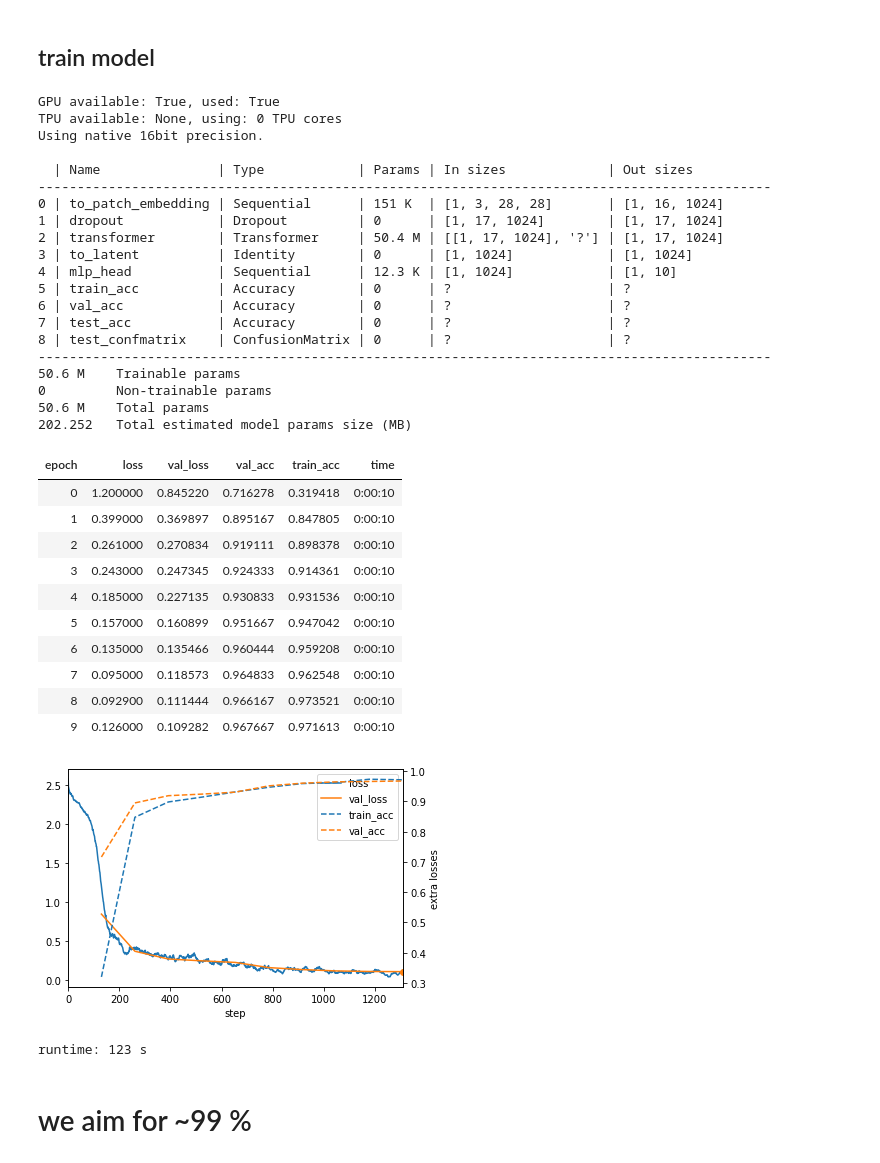
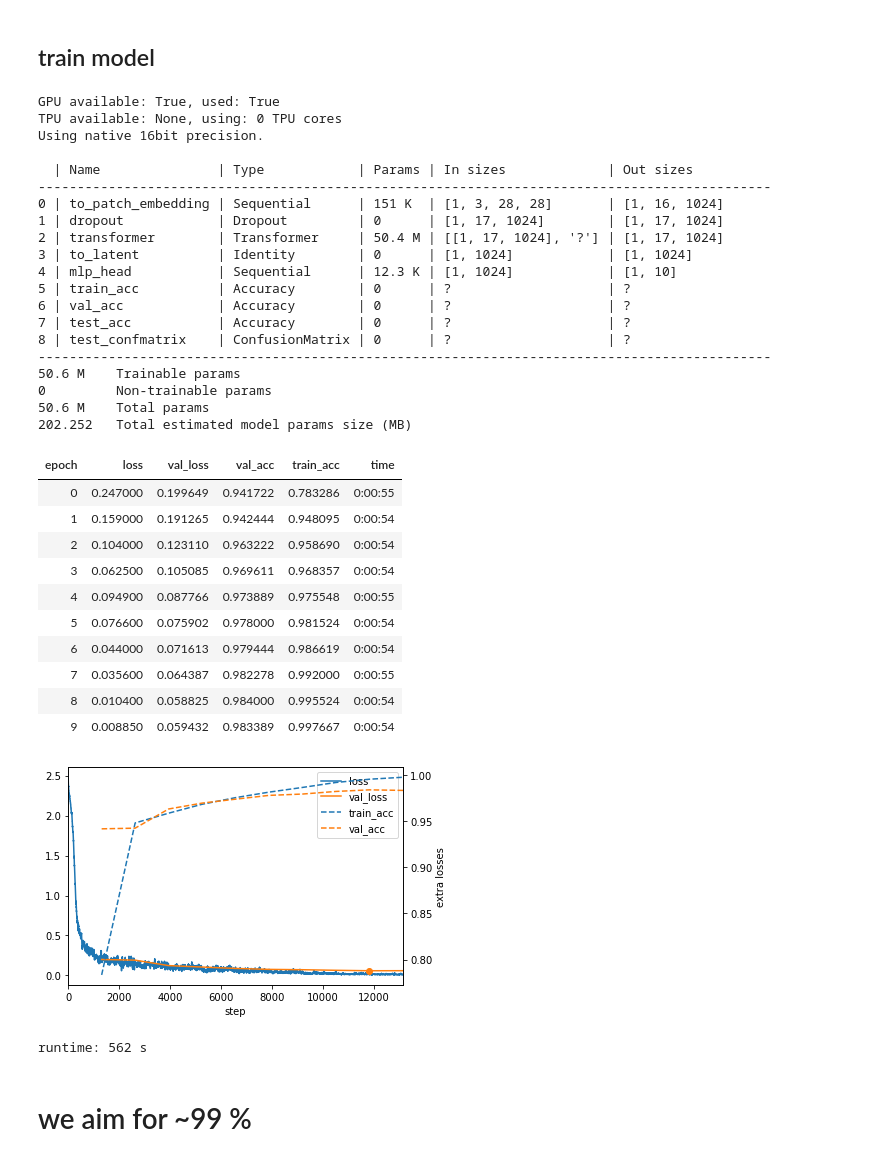
Before and after one commit to immanuelweber/tutorials, a Jupyter notebook: tutorial-vision_transformer-lucid.ipynb, the cells around one changed output. Drawn from its saved outputs; the diff is of its cells as text; code cells hidden in the pictures.

```diff
--- a/tutorial-vision_transformer-lucid.ipynb
+++ b/tutorial-vision_transformer-lucid.ipynb
@@ -644,7 +619,7 @@ callbacks = [
 model = vit_model
 
 max_epochs = 10
-limit_train_batches = 0.1
+limit_train_batches = 1.0
 # limit_train_batches = 0.1 # 1.0 by default/full set, use this to check training on a smaller train set, also exists for val and test set
 trainer = pl.Trainer(
     max_epochs=max_epochs,
@@ -654,45 +629,45 @@ trainer = pl.Trainer(
     precision=16,
 #     fast_dev_run=True,
     limit_train_batches=limit_train_batches,
 )
 
 start_time = time.time()
 trainer.fit(model, data)
 print(f"runtime: {time.time() - start_time:.0f} s")
 # %% [output]
 GPU available: True, used: True
 TPU available: None, using: 0 TPU cores
 Using native 16bit precision.
 
   | Name               | Type            | Params | In sizes             | Out sizes
 ----------------------------------------------------------------------------------------------
 0 | to_patch_embedding | Sequential      | 151 K  | [1, 3, 28, 28]       | [1, 16, 1024]
 1 | dropout            | Dropout         | 0      | [1, 17, 1024]        | [1, 17, 1024]
 2 | transformer        | Transformer     | 50.4 M | [[1, 17, 1024], '?'] | [1, 17, 1024]
 3 | to_latent          | Identity        | 0      | [1, 1024]            | [1, 1024]
 4 | mlp_head           | Sequential      | 12.3 K | [1, 1024]            | [1, 10]
 5 | train_acc          | Accuracy        | 0      | ?                    | ?
 6 | val_acc            | Accuracy        | 0      | ?                    | ?
 7 | test_acc           | Accuracy        | 0      | ?                    | ?
 8 | test_confmatrix    | ConfusionMatrix | 0      | ?                    | ?
 ----------------------------------------------------------------------------------------------
 50.6 M    Trainable params
 0         Non-trainable params
 50.6 M    Total params
 202.252   Total estimated model params size (MB)
 | epoch | loss | val_loss | val_acc | train_acc | time |
-| 0 | 1.200000 | 0.845220 | 0.716278 | 0.319418 | 0:00:10 |
-| 1 | 0.399000 | 0.369897 | 0.895167 | 0.847805 | 0:00:10 |
-| 2 | 0.261000 | 0.270834 | 0.919111 | 0.898378 | 0:00:10 |
-| 3 | 0.243000 | 0.247345 | 0.924333 | 0.914361 | 0:00:10 |
-| 4 | 0.185000 | 0.227135 | 0.930833 | 0.931536 | 0:00:10 |
-| 5 | 0.157000 | 0.160899 | 0.951667 | 0.947042 | 0:00:10 |
-| 6 | 0.135000 | 0.135466 | 0.960444 | 0.959208 | 0:00:10 |
-| 7 | 0.095000 | 0.118573 | 0.964833 | 0.962548 | 0:00:10 |
-| 8 | 0.092900 | 0.111444 | 0.966167 | 0.973521 | 0:00:10 |
-| 9 | 0.126000 | 0.109282 | 0.967667 | 0.971613 | 0:00:10 |
+| 0 | 0.247000 | 0.199649 | 0.941722 | 0.783286 | 0:00:55 |
+| 1 | 0.159000 | 0.191265 | 0.942444 | 0.948095 | 0:00:54 |
+| 2 | 0.104000 | 0.123110 | 0.963222 | 0.958690 | 0:00:54 |
+| 3 | 0.062500 | 0.105085 | 0.969611 | 0.968357 | 0:00:54 |
+| 4 | 0.094900 | 0.087766 | 0.973889 | 0.975548 | 0:00:55 |
+| 5 | 0.076600 | 0.075902 | 0.978000 | 0.981524 | 0:00:54 |
+| 6 | 0.044000 | 0.071613 | 0.979444 | 0.986619 | 0:00:54 |
+| 7 | 0.035600 | 0.064387 | 0.982278 | 0.992000 | 0:00:55 |
+| 8 | 0.010400 | 0.058825 | 0.984000 | 0.995524 | 0:00:54 |
+| 9 | 0.008850 | 0.059432 | 0.983389 | 0.997667 | 0:00:54 |
-[figure, old version]
+[figure, new version]
-runtime: 123 s
+runtime: 562 s
 # %% [markdown]
 # we aim for ~99 %
 # %%
```
Also changed, not shown: parts of 5 cells of this notebook.
